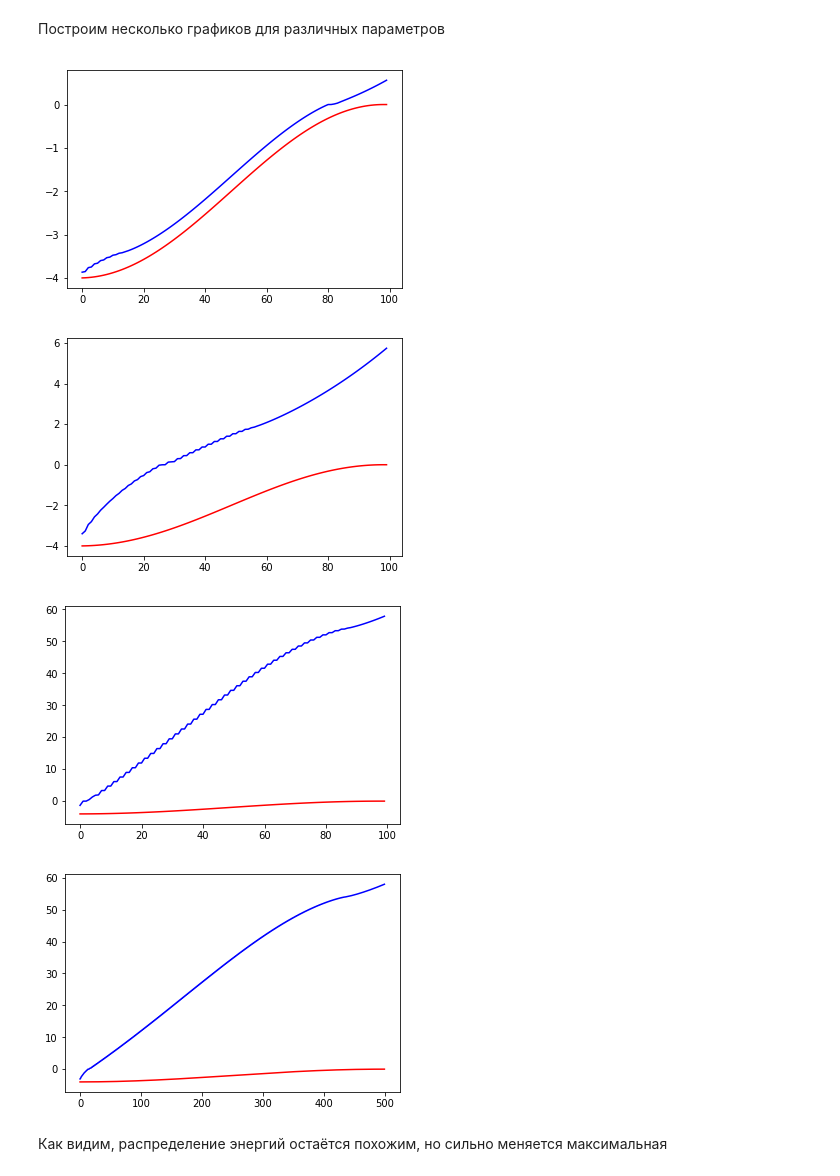
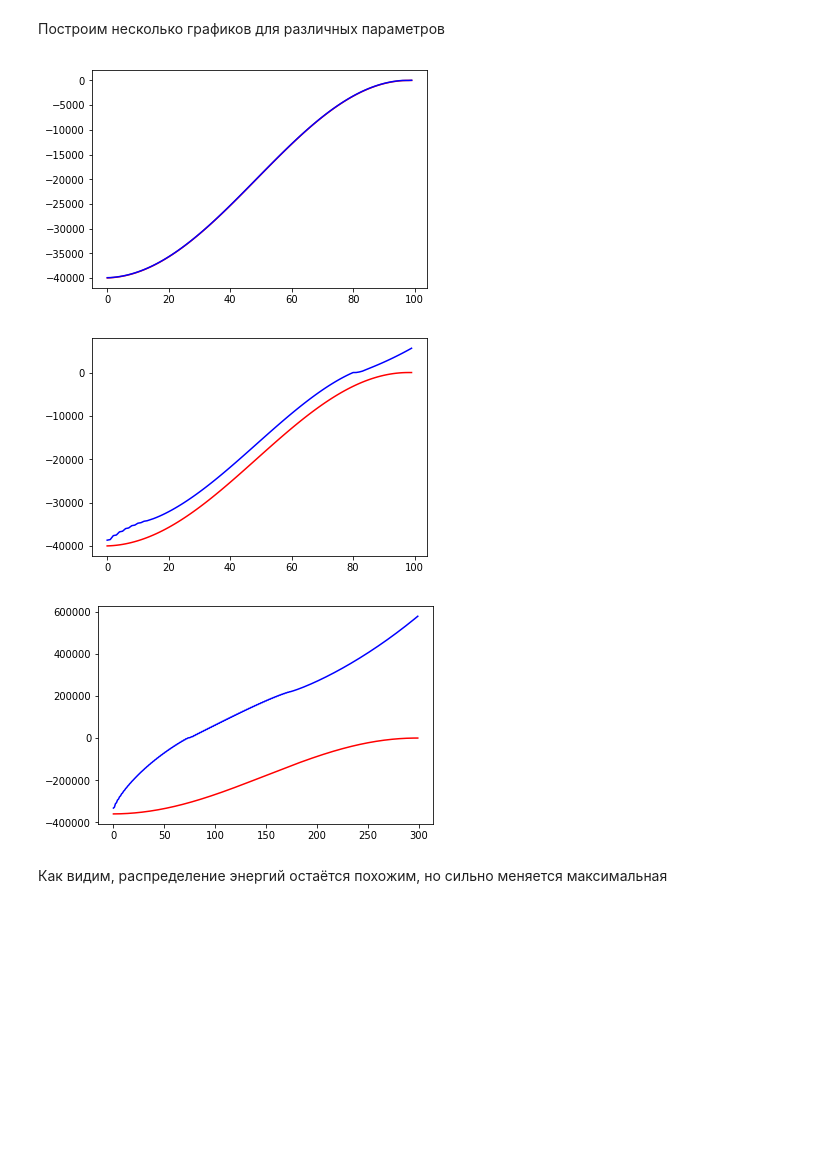
Before and after one commit to slinkoandrey/phys, a Jupyter notebook: Gorbatiy.ipynb, the cells around one changed output. Cells and saved outputs as stored; diff of their text form; code cells hidden in the pictures; blank space fills up the shorter version.

```diff
--- a/Gorbatiy.ipynb
+++ b/Gorbatiy.ipynb
@@ -16,7 +16,7 @@ def Hamilt(n):
         i = j + 1
         H[i,i] = -2
         H[i, i - 1] = H[i, i + 1] = 1
-    return H
+    return H * n**2
 # %% [markdown]
 Введём функцию, которая будет горбатить наш потенциал кошинусовминусвторойстпениобразным горбом высоты height
 # %%
@@ -41,14 +41,12 @@ def graph(n, h):
 # %% [markdown]
 Построим несколько графиков для различных параметров
 # %%
-graph(100, 1)
-graph(100, 10)
 graph(100, 100)
-graph(500, 100)
+graph(100, 10000)
+graph(300, 1000000)
 # %% [output]
-[figure, old version]
+[figure, new version]
-[figure, old version]
+[figure, new version]
-[figure, old version]
+[figure, new version]
-[figure, removed]
 # %% [markdown]
 Как видим, распределение энергий остаётся похожим, но сильно меняется максимальная
```
